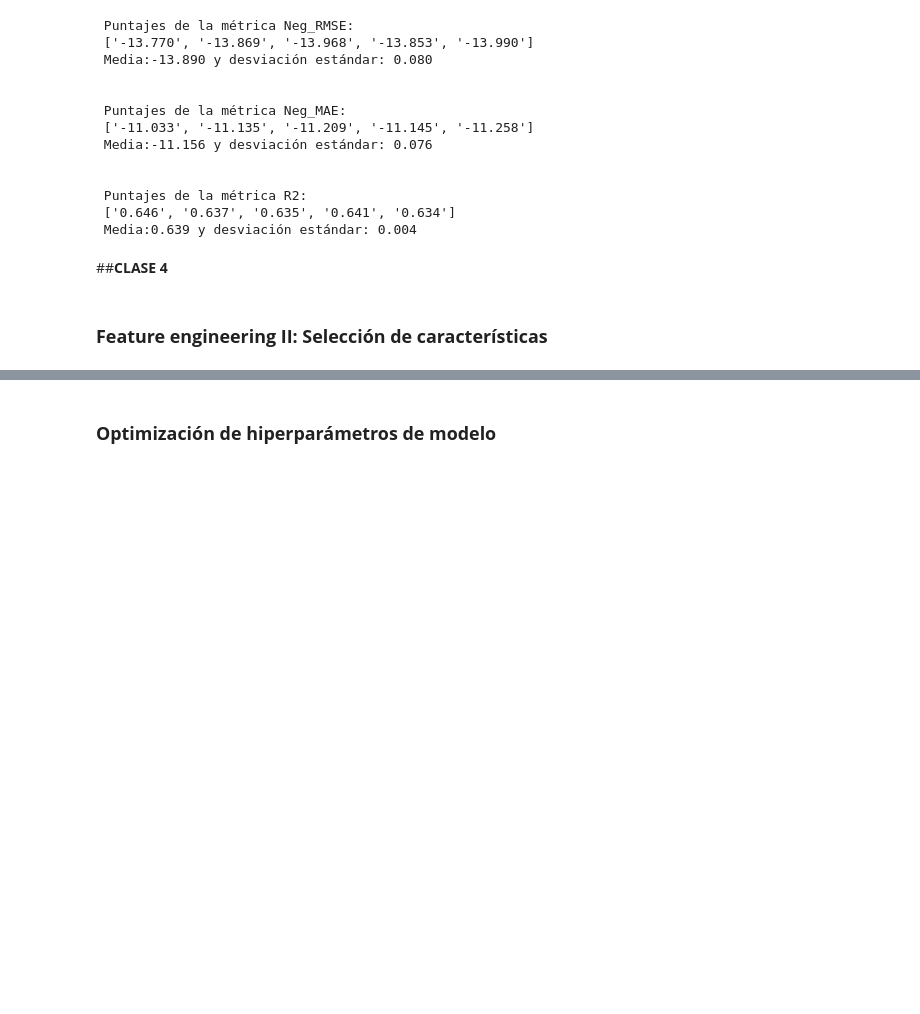
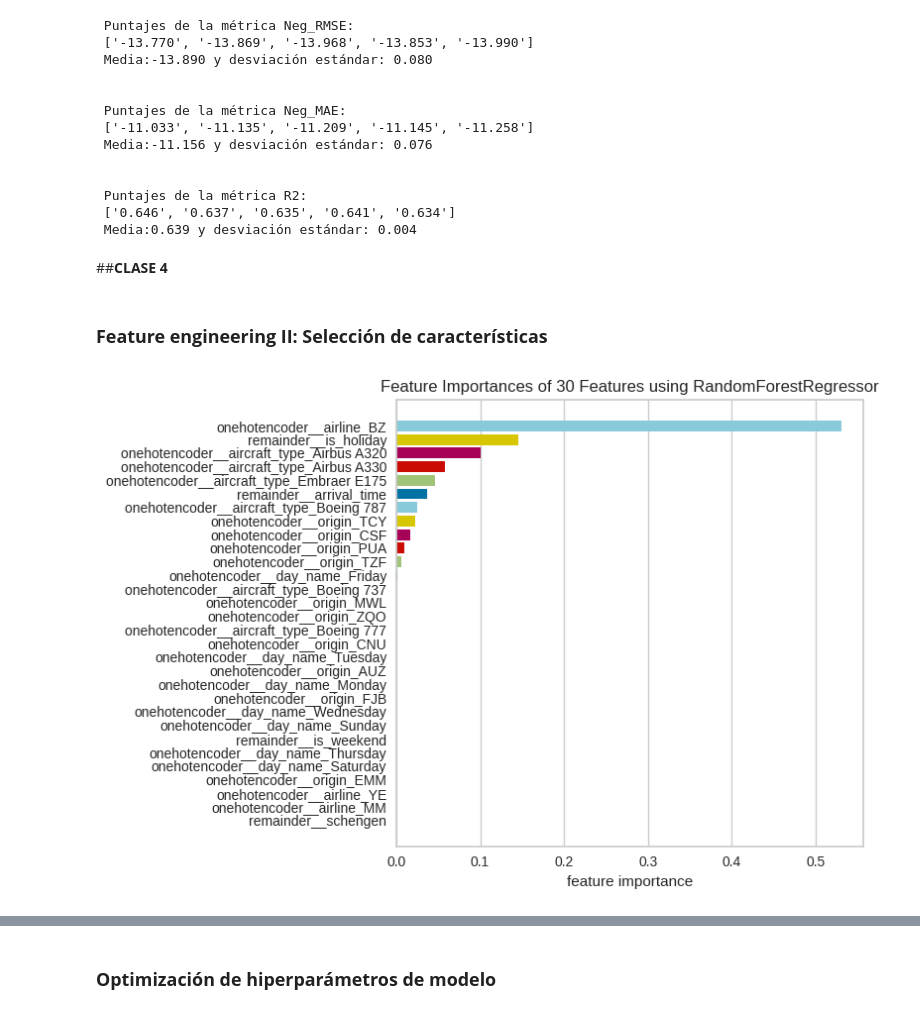
Before and after one commit to JLuceroVasquez/ia-aumentada-prevision-de-atrasos-de-vuelos, a Jupyter notebook: optimización_aeroportuaria.ipynb, the cells around one changed output, grey strips where cells are left out. Saved outputs shown, nothing was run; the diff lists cells and outputs as text; code cells hidden in the pictures; blank space fills up the shorter version.

```diff
--- a/optimización_aeroportuaria.ipynb
+++ b/optimización_aeroportuaria.ipynb
@@ -522,7 +527,7 @@ def evaluarRegresion(y_true, y_pred):
   rmse = mean_squared_error(y_true, y_pred)
   mae = mean_absolute_error(y_true, y_pred)
   r2 = r2_score(y_true, y_pred)
-  evaluacion = {'RMSE':round(rmse**1/2,4),
+  evaluacion = {'RMSE':round(rmse**(1/2),4),
                 'MAE':round(mae,4),
                 'R2':round(r2,4)}
   return evaluacion
@@ -690 +693,16 @@ for metrica in metricas.keys():
+# %%
+modelo_rf
+
+#Figura creada con YellowBrick de la importancia de variables predictoras
+'''
+Se establece como falso el parámetro "relative", con lo cual, el gráfico no
+mostrará la importancia de las variables predictoras respecto a la variable de
+mayor importancia. Sino que mostrará una descripción numérica sin procesar de
+la importancia de las variables predictoras.
+'''
+vizualizacion = FeatureImportances(modelo_rf, relative=False)
+vizualizacion.fit(X_train, y_train)
+vizualizacion.show();
+# %% [output]
+[figure, added]
 # %%
```
Also changed, not shown: parts of 26 cells of this notebook.
